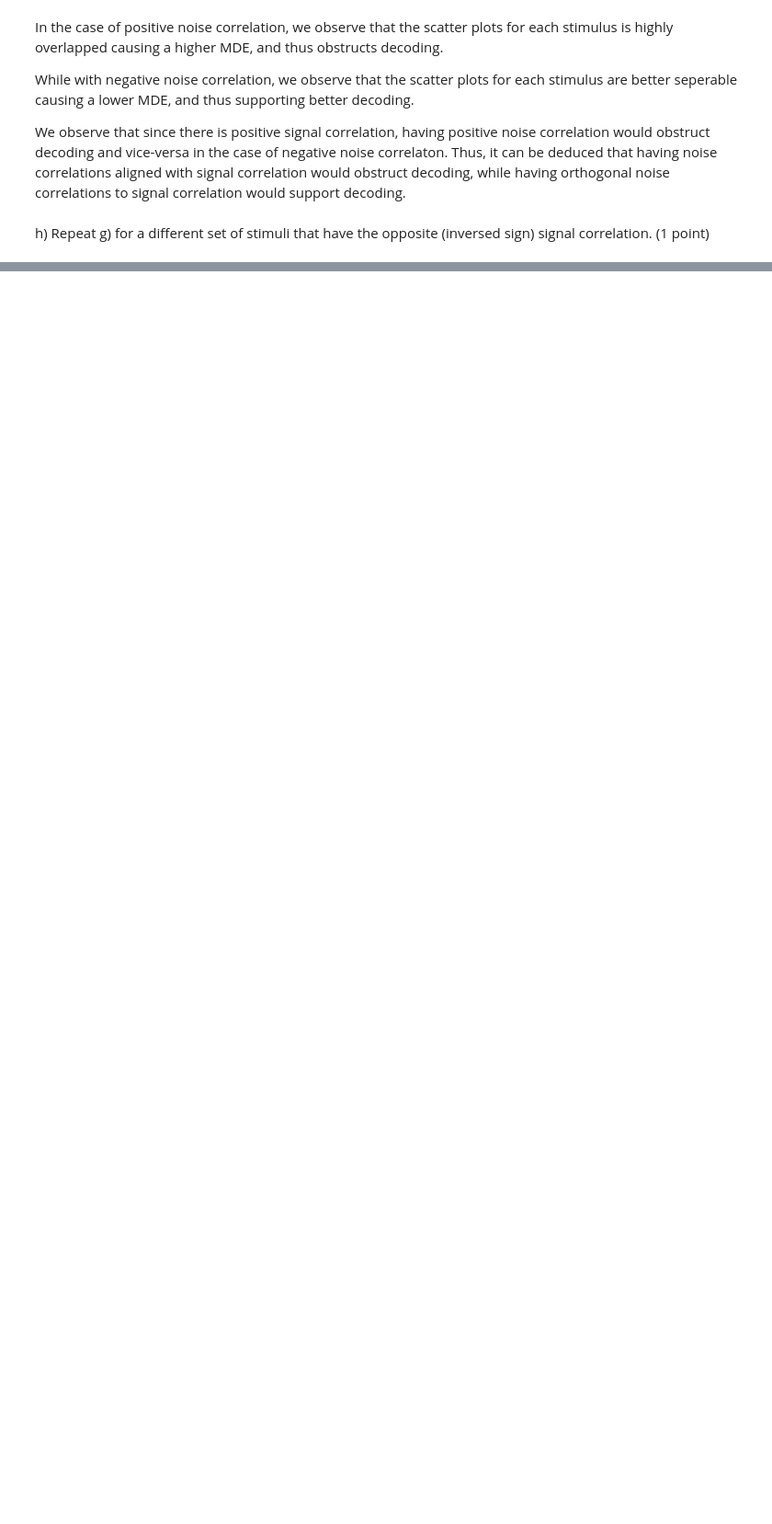
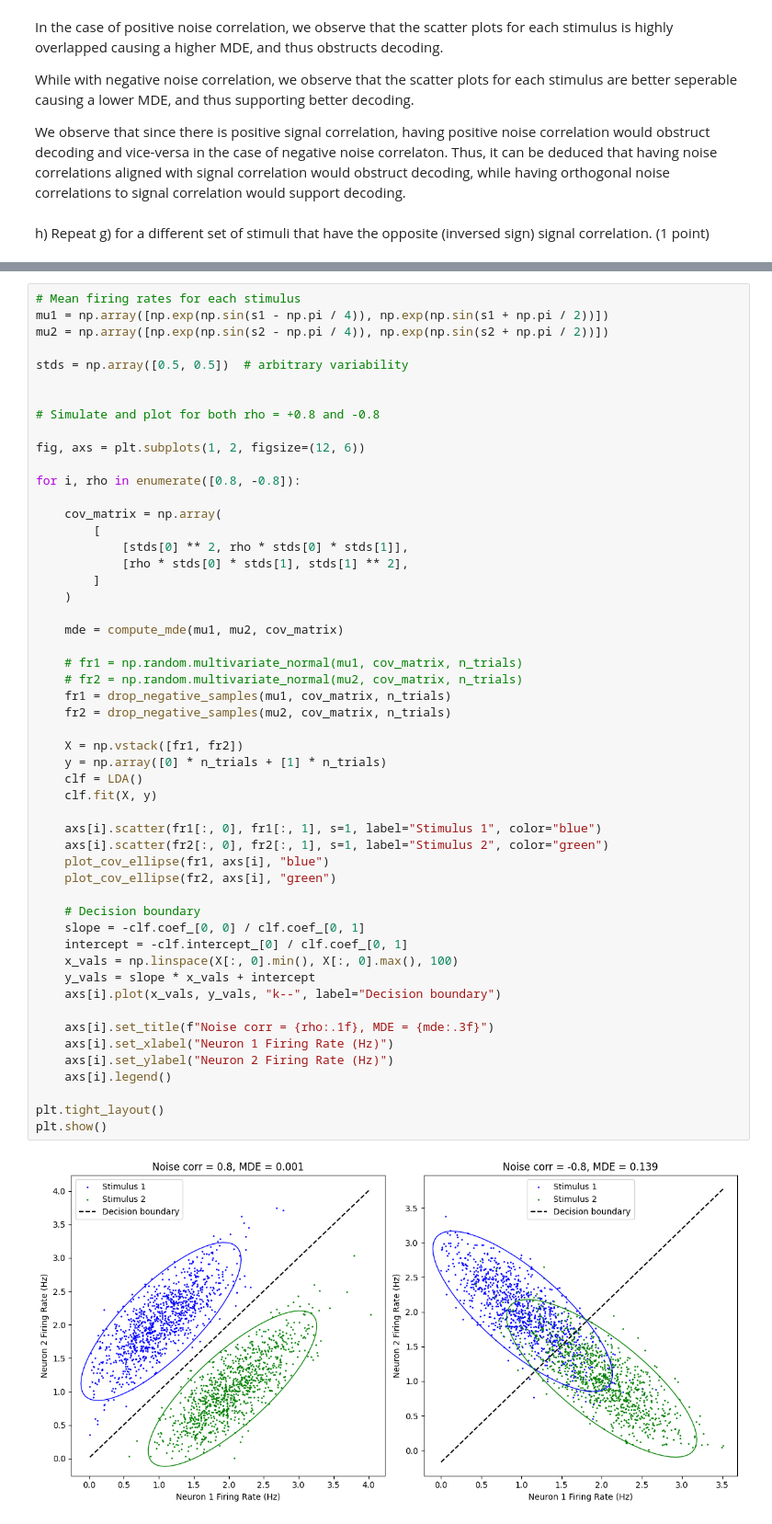
Before and after one commit to m-abbas-ansari/Neural-Coding-25, a Jupyter notebook: Assignment 5/2025_Neural_coding_Homework5.ipynb, the cells around one changed output, grey strips where cells are left out. Shown at 92% size. Drawn from its saved outputs; the diff is of its cells as text; blank space fills up the shorter version.

```diff
--- a/Assignment 5/2025_Neural_coding_Homework5.ipynb
+++ b/Assignment 5/2025_Neural_coding_Homework5.ipynb
@@ -437,0 +374,54 @@ plt.show()
+# %%
+# Mean firing rates for each stimulus
+mu1 = np.array([np.exp(np.sin(s1 - np.pi / 4)), np.exp(np.sin(s1 + np.pi / 2))])
+mu2 = np.array([np.exp(np.sin(s2 - np.pi / 4)), np.exp(np.sin(s2 + np.pi / 2))])
+
+stds = np.array([0.5, 0.5])  # arbitrary variability
+
+
+# Simulate and plot for both rho = +0.8 and -0.8
+
+fig, axs = plt.subplots(1, 2, figsize=(12, 6))
+
+for i, rho in enumerate([0.8, -0.8]):
+
+    cov_matrix = np.array(
+        [
+            [stds[0] ** 2, rho * stds[0] * stds[1]],
+            [rho * stds[0] * stds[1], stds[1] ** 2],
+        ]
+    )
+
+    mde = compute_mde(mu1, mu2, cov_matrix)
+
+    # fr1 = np.random.multivariate_normal(mu1, cov_matrix, n_trials)
+    # fr2 = np.random.multivariate_normal(mu2, cov_matrix, n_trials)
+    fr1 = drop_negative_samples(mu1, cov_matrix, n_trials)
+    fr2 = drop_negative_samples(mu2, cov_matrix, n_trials)
+
+    X = np.vstack([fr1, fr2])
+    y = np.array([0] * n_trials + [1] * n_trials)
+    clf = LDA()
+    clf.fit(X, y)
+
+    axs[i].scatter(fr1[:, 0], fr1[:, 1], s=1, label="Stimulus 1", color="blue")
+    axs[i].scatter(fr2[:, 0], fr2[:, 1], s=1, label="Stimulus 2", color="green")
+    plot_cov_ellipse(fr1, axs[i], "blue")
+    plot_cov_ellipse(fr2, axs[i], "green")
+
+    # Decision boundary
+    slope = -clf.coef_[0, 0] / clf.coef_[0, 1]
+    intercept = -clf.intercept_[0] / clf.coef_[0, 1]
+    x_vals = np.linspace(X[:, 0].min(), X[:, 0].max(), 100)
+    y_vals = slope * x_vals + intercept
+    axs[i].plot(x_vals, y_vals, "k--", label="Decision boundary")
+
+    axs[i].set_title(f"Noise corr = {rho:.1f}, MDE = {mde:.3f}")
+    axs[i].set_xlabel("Neuron 1 Firing Rate (Hz)")
+    axs[i].set_ylabel("Neuron 2 Firing Rate (Hz)")
+    axs[i].legend()
+
+plt.tight_layout()
+plt.show()
+# %% [output]
+[figure, added]
```
Also changed, not shown: parts of 5 cells of this notebook.
